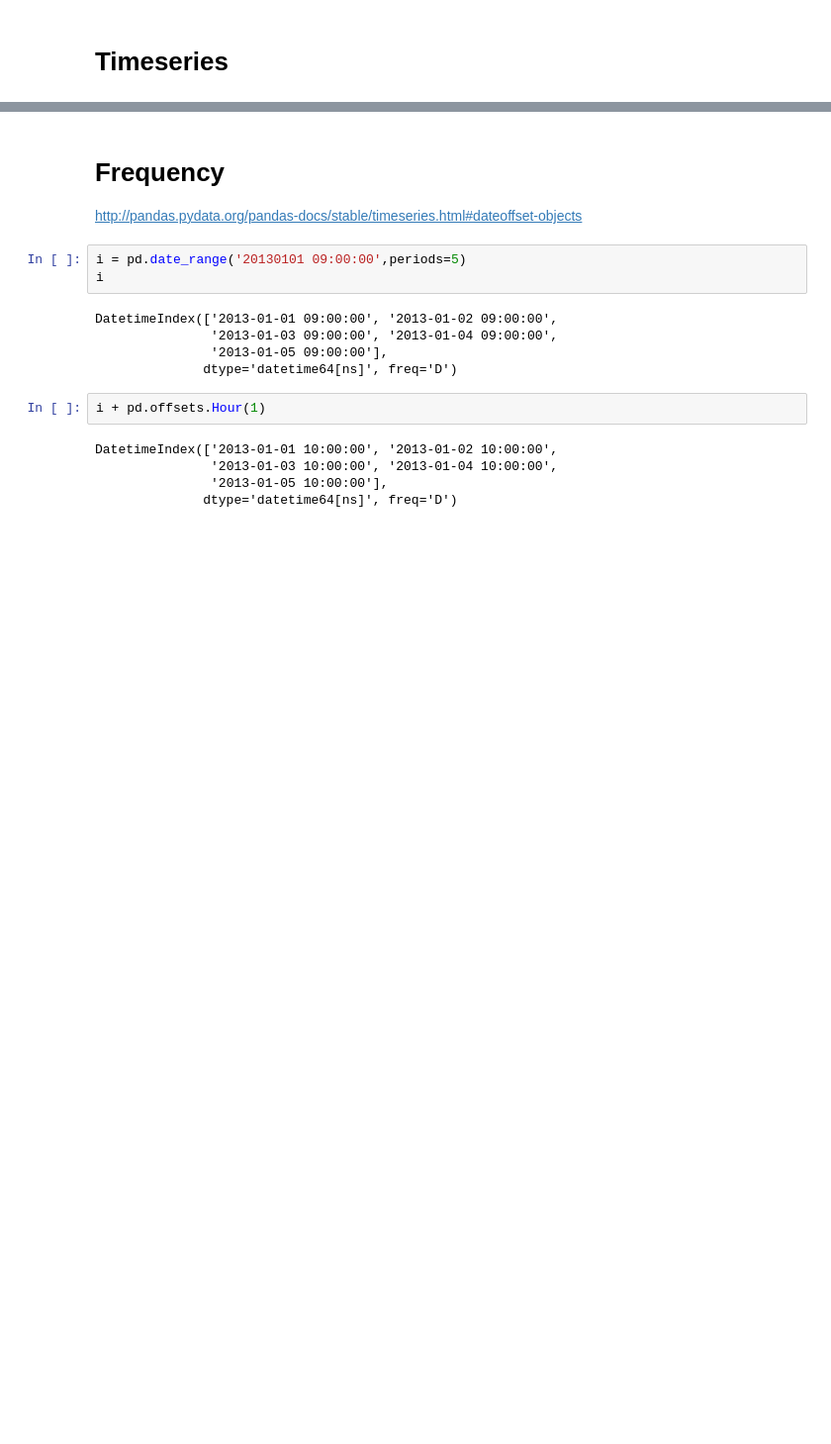
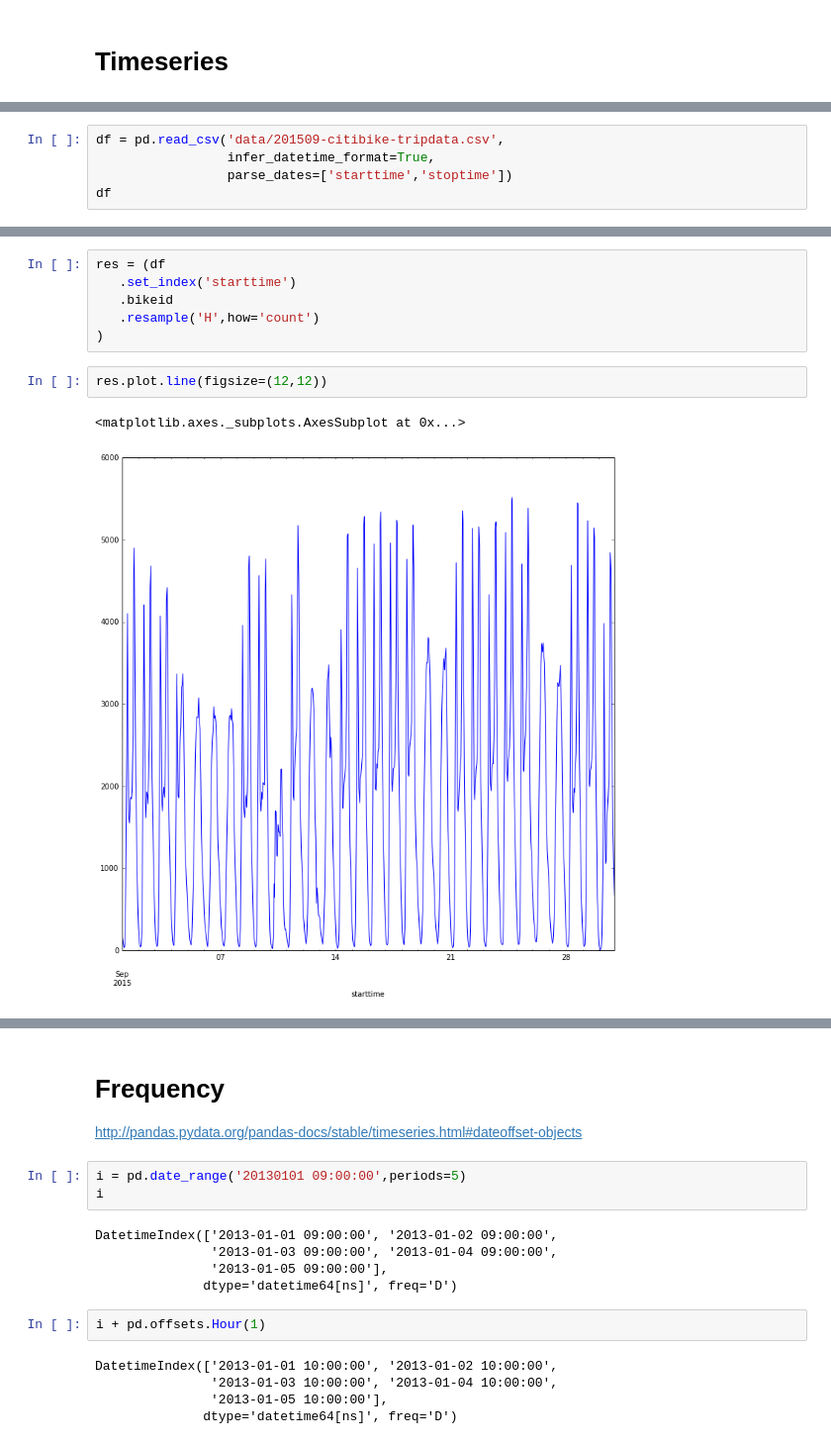
Before and after one commit to jreback/PyDataNYC2015, a Jupyter notebook: tutorial/5. Timeseries.ipynb, the cells around one changed output, grey strips where cells are left out. Shown at 99% size. Saved outputs shown, nothing was run; the diff lists cells and outputs as text; blank space fills up the shorter version.

```diff
--- a/tutorial/5. Timeseries.ipynb
+++ b/tutorial/5. Timeseries.ipynb
@@ -12,0 +22,5 @@ pd.options.display.width = 80
+# %%
+df = pd.read_csv('data/201509-citibike-tripdata.csv',
+                 infer_datetime_format=True,
+                 parse_dates=['starttime','stoptime'])
+df
@@ -12,0 +66,11 @@ pd.options.display.width = 80
+# %%
+res = (df
+   .set_index('starttime')
+   .bikeid
+   .resample('H',how='count')
+)
+# %%
+res.plot.line(figsize=(12,12))
+# %% [output]
+<matplotlib.axes._subplots.AxesSubplot at 0x...>
+[figure, added]
```
Also changed, not shown: parts of 23 cells of this notebook, 1 other file.
